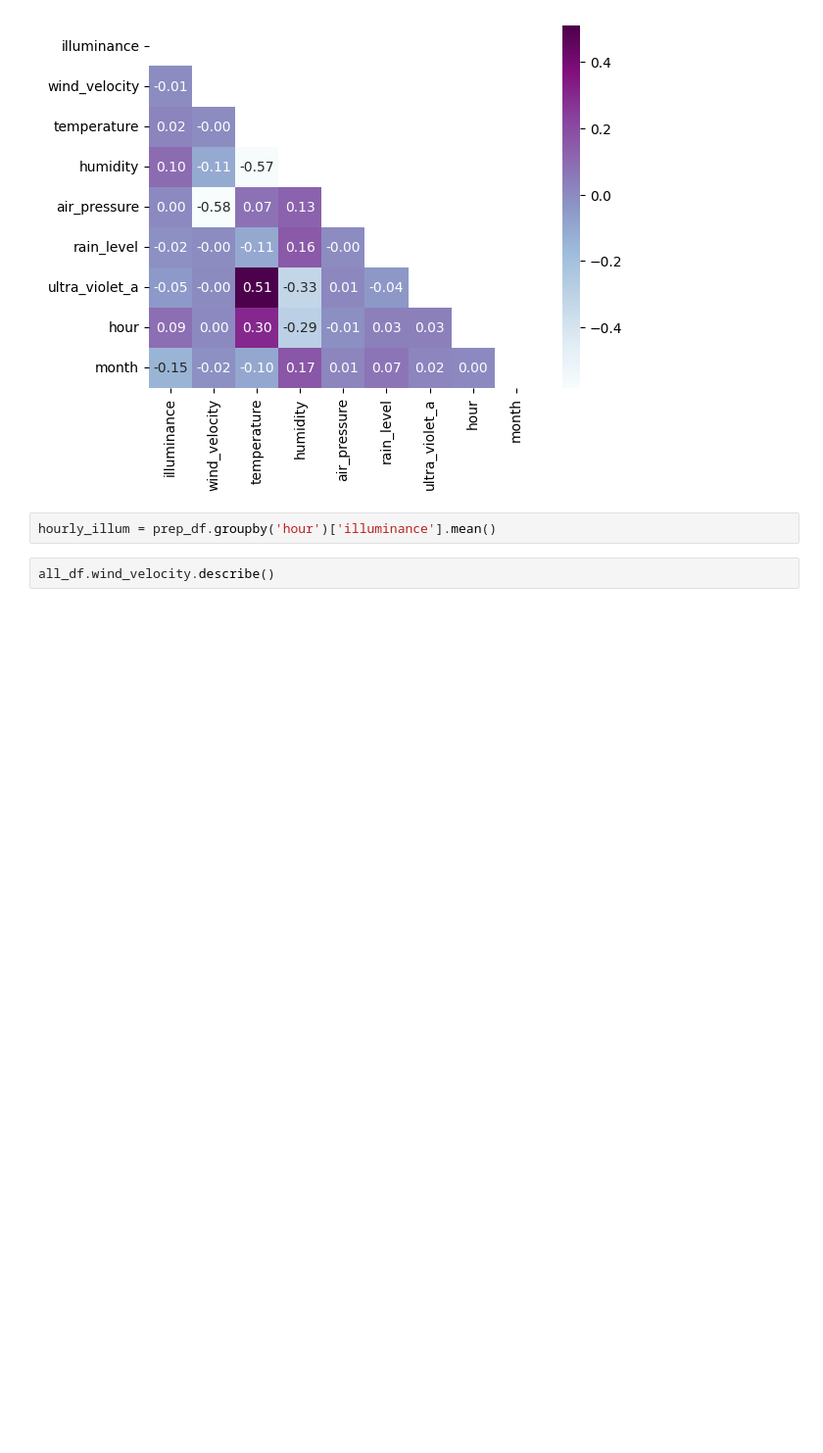
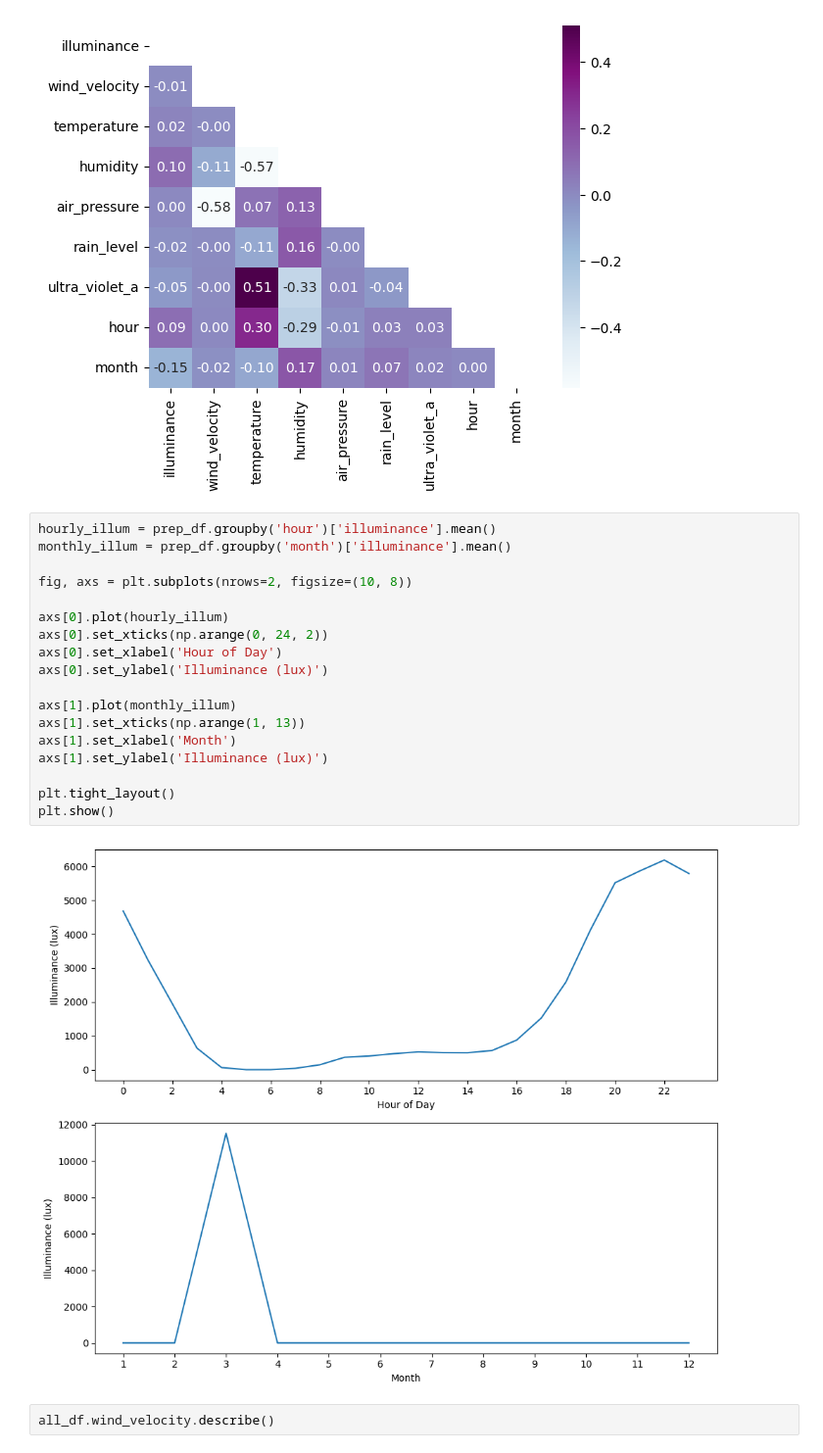
Before and after one commit to chusanapunn/SmartEnvi_AY3T2, a Jupyter notebook: smartEnviA.ipynb, the cells around one changed output. Shown at 98% size. Cells and saved outputs as stored; diff of their text form; blank space fills up the shorter version.

```diff
--- a/smartEnviA.ipynb
+++ b/smartEnviA.ipynb
@@ -133,8 +133,26 @@ matrix = np.triu(ill_corr)
 sns.heatmap(ill_corr, cmap="BuPu", annot=True, fmt=".2f",mask=matrix);
 # %% [output]
 [figure]
-# %%
-hourly_illum = prep_df.groupby('hour')['illuminance'].mean()
+# %%
+hourly_illum = prep_df.groupby('hour')['illuminance'].mean()
+monthly_illum = prep_df.groupby('month')['illuminance'].mean()
+
+fig, axs = plt.subplots(nrows=2, figsize=(10, 8))
+
+axs[0].plot(hourly_illum)
+axs[0].set_xticks(np.arange(0, 24, 2))
+axs[0].set_xlabel('Hour of Day')
+axs[0].set_ylabel('Illuminance (lux)')
+
+axs[1].plot(monthly_illum)
+axs[1].set_xticks(np.arange(1, 13))
+axs[1].set_xlabel('Month')
+axs[1].set_ylabel('Illuminance (lux)')
+
+plt.tight_layout()
+plt.show()
+# %% [output]
+[figure, added]
 # %%
 all_df.wind_velocity.describe()
 # %% [output]
```
Also changed, not shown: parts of 4 cells of this notebook.
